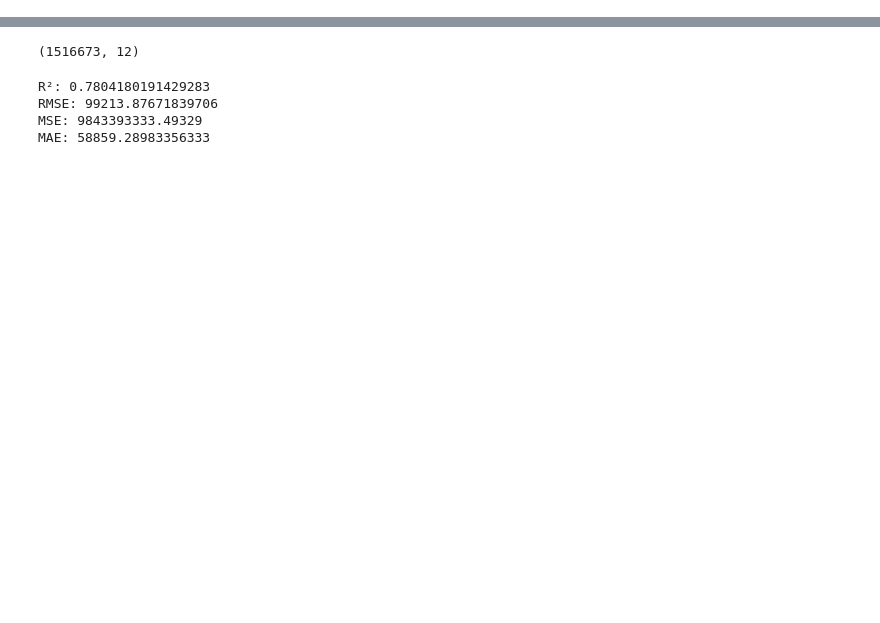
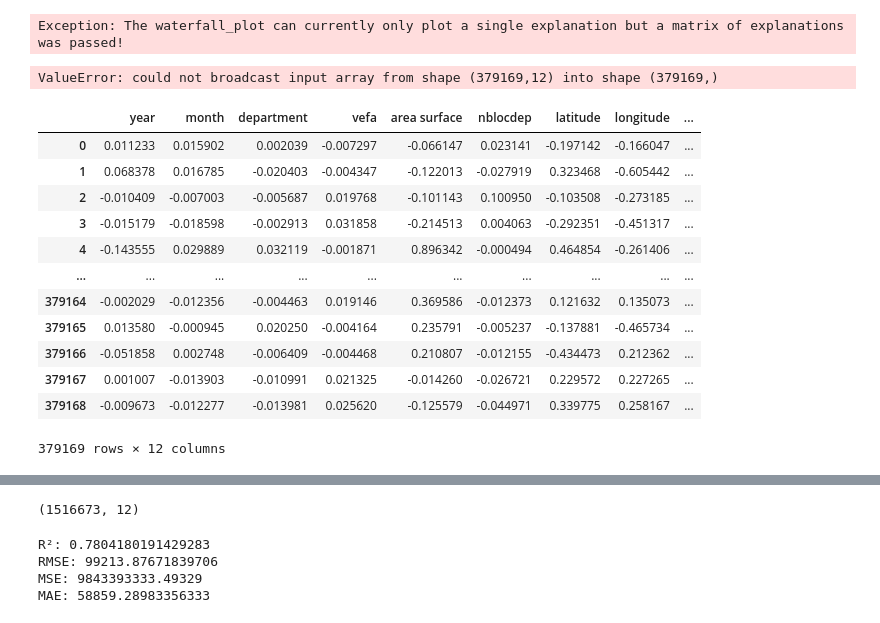
Before and after one commit to Juliette-De/the-right-price, a Jupyter notebook: test_py_file.ipynb, the cells around one changed output, grey strips where cells are left out. Cells and saved outputs as stored; diff of their text form; code cells hidden in the pictures; blank space fills up the shorter version.

```diff
--- a/test_py_file.ipynb
+++ b/test_py_file.ipynb
@@ -7,0 +12,2 @@ import geopandas as gpd
+# %%
+xgboost = modelling_.training(X_train, Y_train)
@@ -7,0 +23,5 @@ import geopandas as gpd
+# %%
+import shap
+
+explainer = shap.TreeExplainer(xgboost)
+shap_values = explainer.shap_values(X_test)
@@ -7,0 +58,29 @@ import geopandas as gpd
+# %%
+# Waterfall
+row = 1
+shap.waterfall_plot(shap.Explanation(values=shap_values_2[0],
+                                     base_values=explainer.expected_value,
+                                     data=df_to_predict,
+                                     feature_names=features))
+# %% [output]
+Exception: The waterfall_plot can currently only plot a single explanation but a matrix of explanations was passed!
+# %%
+shap.decision_plot(X_test, shap_values, feature_names=features)
+# %% [output]
+ValueError: could not broadcast input array from shape (379169,12) into shape (379169,)
+# %%
+pd.DataFrame(shap_values, columns=features)#.to_csv('server_configuration/data_right_price/data_localisee/shap_values.csv')
+# %% [output]
+|  | year | month | department | vefa | area surface | nblocdep | latitude | longitude | ... |
+| 0 | 0.011233 | 0.015902 | 0.002039 | -0.007297 | -0.066147 | 0.023141 | -0.197142 | -0.166047 | ... |
+| 1 | 0.068378 | 0.016785 | -0.020403 | -0.004347 | -0.122013 | -0.027919 | 0.323468 | -0.605442 | ... |
+| 2 | -0.010409 | -0.007003 | -0.005687 | 0.019768 | -0.101143 | 0.100950 | -0.103508 | -0.273185 | ... |
+| 3 | -0.015179 | -0.018598 | -0.002913 | 0.031858 | -0.214513 | 0.004063 | -0.292351 | -0.451317 | ... |
+| 4 | -0.143555 | 0.029889 | 0.032119 | -0.001871 | 0.896342 | -0.000494 | 0.464854 | -0.261406 | ... |
+| ... | ... | ... | ... | ... | ... | ... | ... | ... | ... |
+| 379164 | -0.002029 | -0.012356 | -0.004463 | 0.019146 | 0.369586 | -0.012373 | 0.121632 | 0.135073 | ... |
+| 379165 | 0.013580 | -0.000945 | 0.020250 | -0.004164 | 0.235791 | -0.005237 | -0.137881 | -0.465734 | ... |
+| 379166 | -0.051858 | 0.002748 | -0.006409 | -0.004468 | 0.210807 | -0.012155 | -0.434473 | 0.212362 | ... |
+| 379167 | 0.001007 | -0.013903 | -0.010991 | 0.021325 | -0.014260 | -0.026721 | 0.229572 | 0.227265 | ... |
+| 379168 | -0.009673 | -0.012277 | -0.013981 | 0.025620 | -0.125579 | -0.044971 | 0.339775 | 0.258167 | ... |
+379169 rows × 12 columns
```
Also changed, not shown: parts of 21 cells of this notebook, 4 other files.
